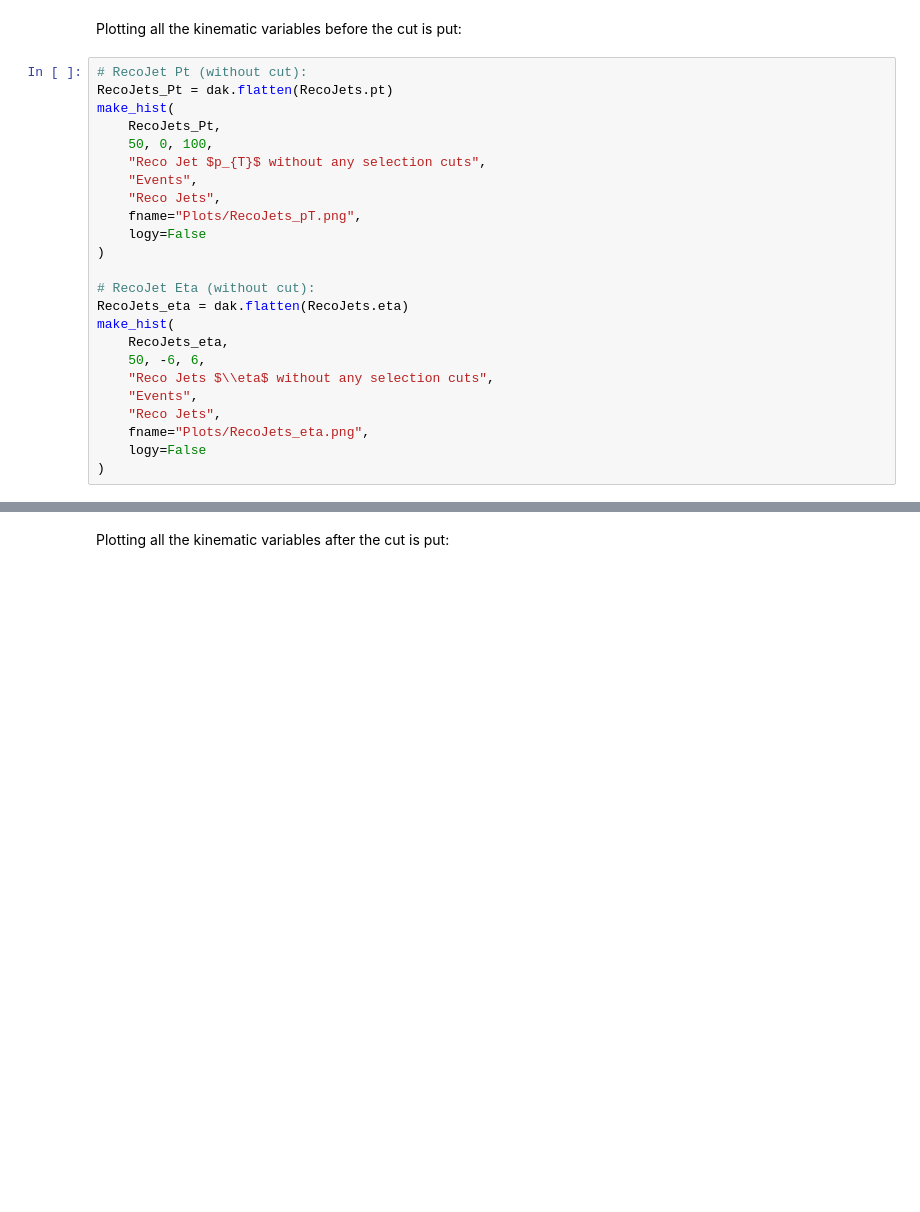
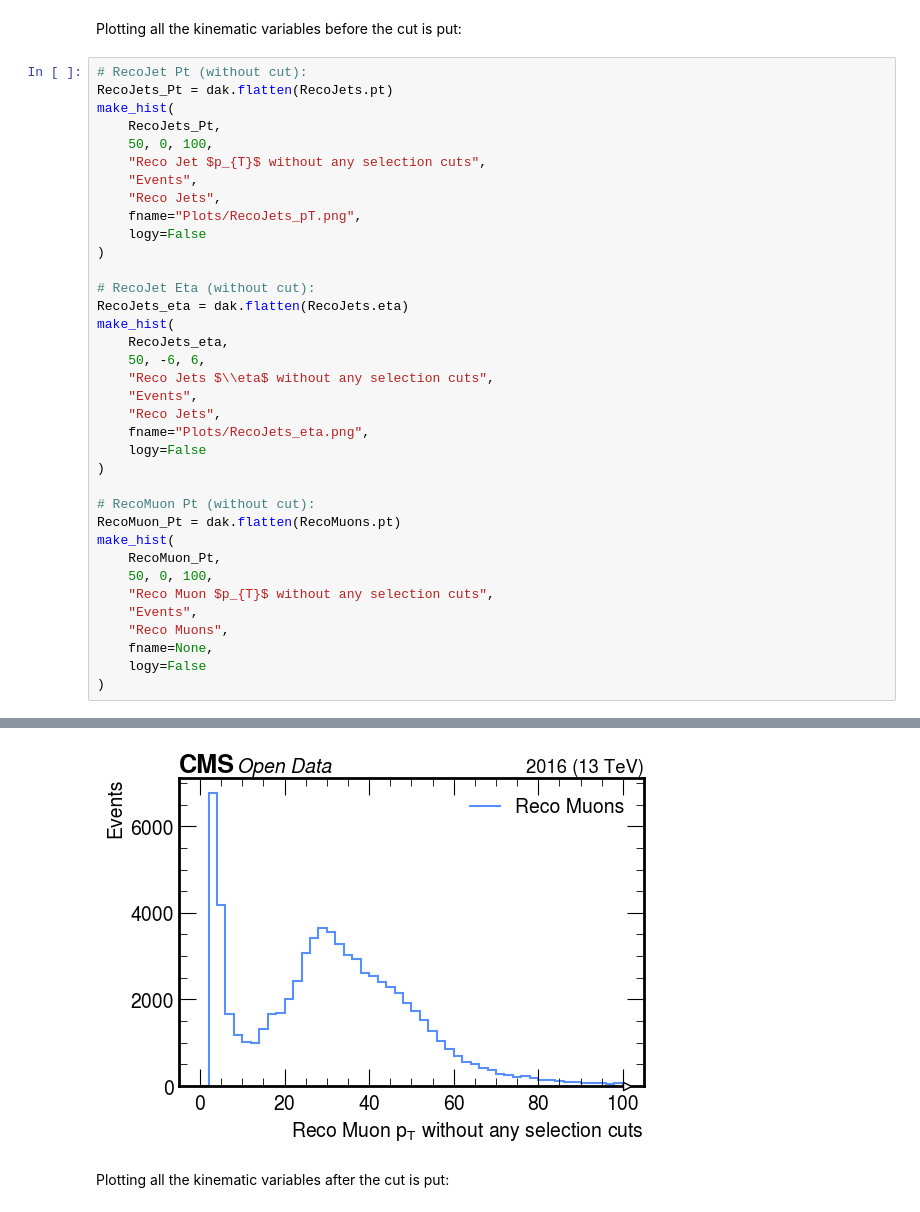
Before and after one commit to xondikoi03/charmTaggingAnalysis, a Jupyter notebook: Coffea/notebooks/charmAnalysis.ipynb, the cells around one changed output, grey strips where cells are left out. Cells and saved outputs as stored; diff of their text form; blank space fills up the shorter version.

```diff
--- a/Coffea/notebooks/charmAnalysis.ipynb
+++ b/Coffea/notebooks/charmAnalysis.ipynb
@@ -516,30 +516,43 @@ Plotting all the kinematic variables before the cut is put:
 # %%
 # RecoJet Pt (without cut):
 RecoJets_Pt = dak.flatten(RecoJets.pt)
 make_hist(
     RecoJets_Pt,
     50, 0, 100,
     "Reco Jet $p_{T}$ without any selection cuts",
     "Events",
     "Reco Jets",
     fname="Plots/RecoJets_pT.png",
     logy=False
 )
 
 # RecoJet Eta (without cut):
 RecoJets_eta = dak.flatten(RecoJets.eta)
 make_hist(
     RecoJets_eta,
     50, -6, 6,
     "Reco Jets $\\eta$ without any selection cuts",
     "Events",
     "Reco Jets",
     fname="Plots/RecoJets_eta.png",
     logy=False
 )
+
+# RecoMuon Pt (without cut):
+RecoMuon_Pt = dak.flatten(RecoMuons.pt)
+make_hist(
+    RecoMuon_Pt,
+    50, 0, 100,
+    "Reco Muon $p_{T}$ without any selection cuts",
+    "Events",
+    "Reco Muons",
+    fname=None,
+    logy=False
+)
 # %% [output]
 [figure]
 [figure]
+[figure, added]
 # %% [markdown]
 Plotting all the kinematic variables after the cut is put:
 # %%
```
Also changed, not shown: parts of 1 cell of this notebook.
